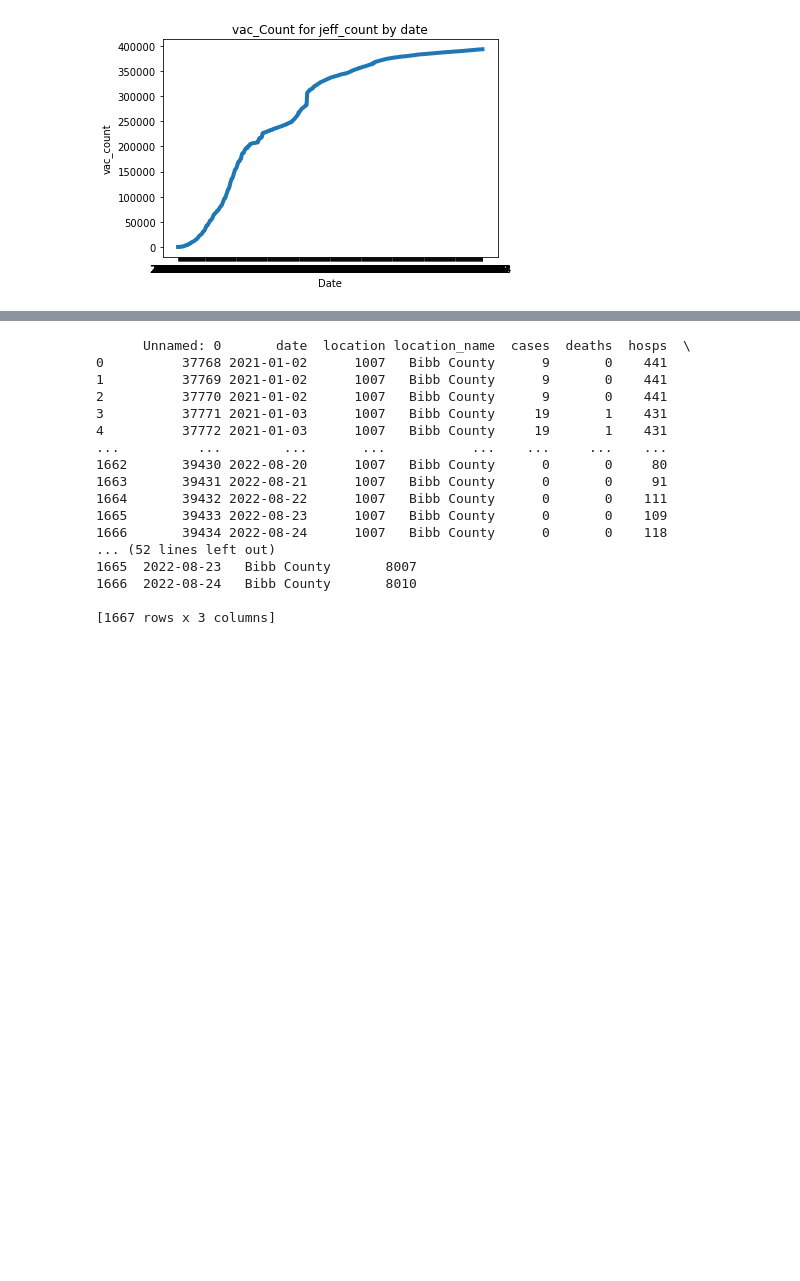
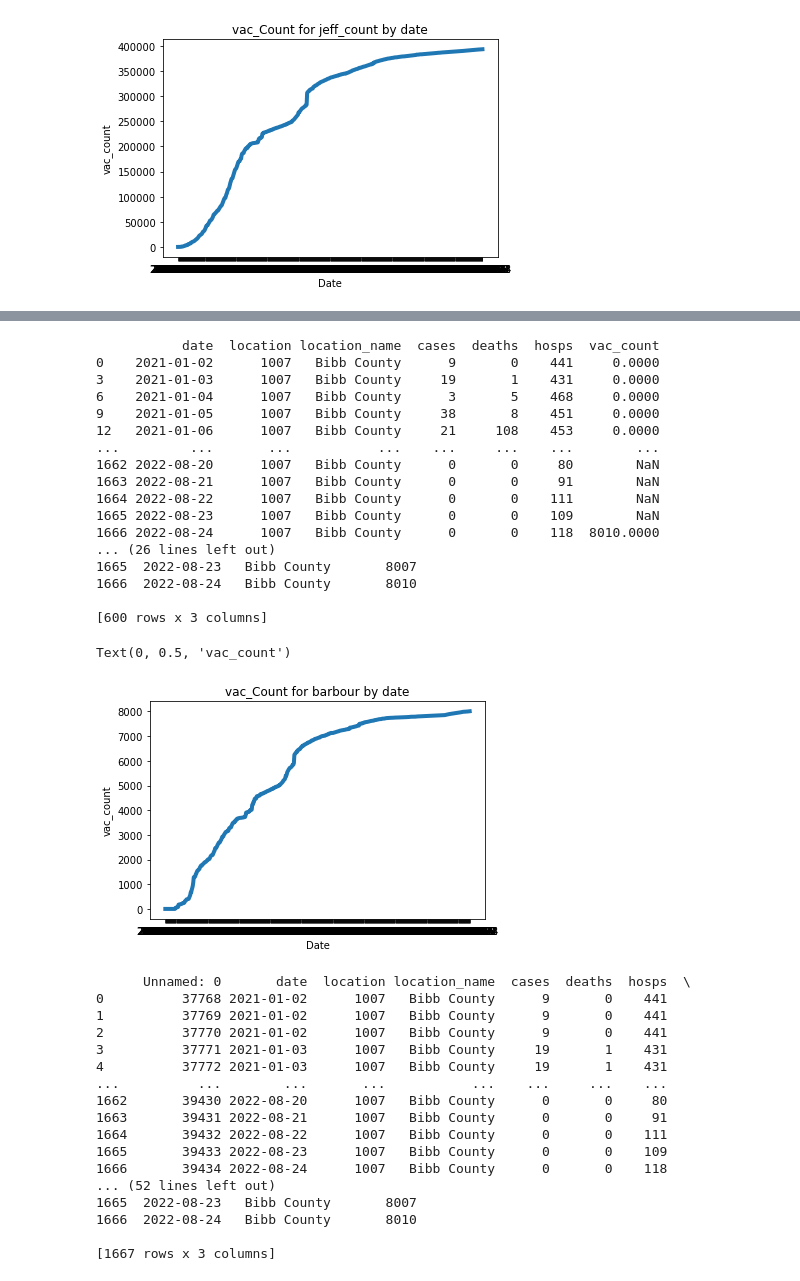
Before and after one commit to computationalUncertaintyLab/covid19-forecast-hub, a Jupyter notebook: data-processed/LUcompUncertLab-VAR_4streams/temp2.ipynb, the cells around one changed output, grey strips where cells are left out. Drawn from its saved outputs; the diff is of its cells as text; code cells hidden in the pictures; blank space fills up the shorter version.

```diff
--- a/data-processed/LUcompUncertLab-VAR_4streams/temp2.ipynb
+++ b/data-processed/LUcompUncertLab-VAR_4streams/temp2.ipynb
@@ -140,6 +140,8 @@ if __name__ == "__main__":
     pd.options.display.float_format = '{:.4f}'.format
     mobile_c = pd.read_csv('_4streams_al_mobile_county.csv.gz')
     mobile_c['date'] = pd.to_datetime(mobile_c['date'])
+    mobile_c = mobile_c.drop(columns = 'Unnamed: 0')
+    mobile_c = mobile_c.drop_duplicates()
     print(mobile_c)
     #temp1 = temp[(temp['date'] >= '2022-06-16') & (temp['date']<='2022-07-06')]
     mobile_c['date'] = mobile_c['date'].dt.strftime('%Y-%m-%d')
@@ -206,12 +208,14 @@ if __name__ == "__main__":
     pd.options.display.float_format = '{:.4f}'.format
     _4_county = pd.read_csv('_4streams_4_county.csv.gz')
     _4_county['date'] = pd.to_datetime(_4_county['date'])
-    print(mobile_c)
+    _4_county = _4_county.drop(columns = 'Unnamed: 0')
+    _4_county = _4_county.drop_duplicates()
+    print(_4_county)
     #temp1 = temp[(temp['date'] >= '2022-06-16') & (temp['date']<='2022-07-06')]
     _4_county['date'] = _4_county['date'].dt.strftime('%Y-%m-%d')
     temp8 = _4_county[_4_county['date'] <= '2022-07-16']
     temp8 = temp8[temp8['date'] >= '2022-06-10']
-    for location in mobile_c['location_name'].unique():
+    for location in _4_county['location_name'].unique():
             for date in _4_county['date'].unique():
                 if date >= '2022-06-16':
                     _4_county['vac_count'] = _4_county['vac_count'].interpolate()
@@ -278,6 +282,8 @@ if __name__ == "__main__":
     pd.options.display.float_format = '{:.4f}'.format
     _1st_Set = pd.read_csv('_4streams_al_autauga.csv.gz')
     _1st_Set['date'] = pd.to_datetime(_1st_Set['date'])
+    _1st_Set = _1st_Set.drop(columns = 'Unnamed: 0')
+    _1st_Set = _1st_Set.drop_duplicates()
     print(_1st_Set)
     #temp1 = temp[(temp['date'] >= '2022-06-16') & (temp['date']<='2022-07-06')]
     _1st_Set['date'] = _1st_Set['date'].dt.strftime('%Y-%m-%d')
@@ -339,6 +345,8 @@ if __name__ == "__main__":
     pd.options.display.float_format = '{:.4f}'.format
     temp1_barbour = pd.read_csv('_4streams_al_barbour.csv.gz')
     temp1_barbour['date'] = pd.to_datetime(temp1_barbour['date'], errors = 'coerce')
+    temp1_barbour = temp1_barbour.drop(columns = 'Unnamed: 0')
+    temp1_barbour = temp1_barbour.drop_duplicates()
     print(temp1_barbour)
     #temp1 = temp[(temp['date'] >= '2022-06-16') & (temp['date']<='2022-07-06')]
     temp1_barbour['date'] = temp1_barbour['date'].dt.strftime('%Y-%m-%d')
@@ -379,26 +387,48 @@ Text(0, 0.5, 'vac_count')
 # %%
 #Bibb county
 if __name__ == "__main__":
     pd.options.display.float_format = '{:.4f}'.format
-    temp1_barbour = pd.read_csv('_4streams_al_barbour.csv.gz')
+    temp1_barbour = pd.read_csv('_4streams_al_bibb.csv.gz')
     temp1_barbour['date'] = pd.to_datetime(temp1_barbour['date'], errors = 'coerce')
+    temp1_barbour = temp1_barbour.drop(columns = 'Unnamed: 0')
+    temp1_barbour = temp1_barbour.drop_duplicates()
     print(temp1_barbour)
     #temp1 = temp[(temp['date'] >= '2022-06-16') & (temp['date']<='2022-07-06')]
     temp1_barbour['date'] = temp1_barbour['date'].dt.strftime('%Y-%m-%d')
     for location in temp1_barbour['location_name'].unique():
             for date in temp1_barbour['date'].unique():
                 if date >= '2022-06-16':
                     temp1_barbour['vac_count'] = temp1_barbour['vac_count'].interpolate()
                     temp1_barbour['vac_count'] = temp1_barbour['vac_count'].astype(int)
 
 print(temp1_barbour)
 plot_al = temp1_barbour[['date','location_name','vac_count']]
 print(plot_al)
 plt.plot(temp1_barbour.date, temp1_barbour.vac_count, label='Alabama',
          linewidth=4)
 plt.title('vac_Count for barbour by date')
 plt.xlabel('Date')
 plt.ylabel('vac_count')
+# %% [output]
+           date  location location_name  cases  deaths  hosps  vac_count
+0    2021-01-02      1007   Bibb County      9       0    441     0.0000
+3    2021-01-03      1007   Bibb County     19       1    431     0.0000
+6    2021-01-04      1007   Bibb County      3       5    468     0.0000
+9    2021-01-05      1007   Bibb County     38       8    451     0.0000
+12   2021-01-06      1007   Bibb County     21     108    453     0.0000
+...         ...       ...           ...    ...     ...    ...        ...
+1662 2022-08-20      1007   Bibb County      0       0     80        NaN
+1663 2022-08-21      1007   Bibb County      0       0     91        NaN
+1664 2022-08-22      1007   Bibb County      0       0    111        NaN
+1665 2022-08-23      1007   Bibb County      0       0    109        NaN
+1666 2022-08-24      1007   Bibb County      0       0    118  8010.0000
+... (26 lines left out)
+1665  2022-08-23   Bibb County       8007
+1666  2022-08-24   Bibb County       8010
+
+[600 rows x 3 columns]
+Text(0, 0.5, 'vac_count')
+[figure, added]
 # %%
 #Bibb county
 if __name__ == "__main__":
```
Also changed, not shown: parts of 101 cells of this notebook.
